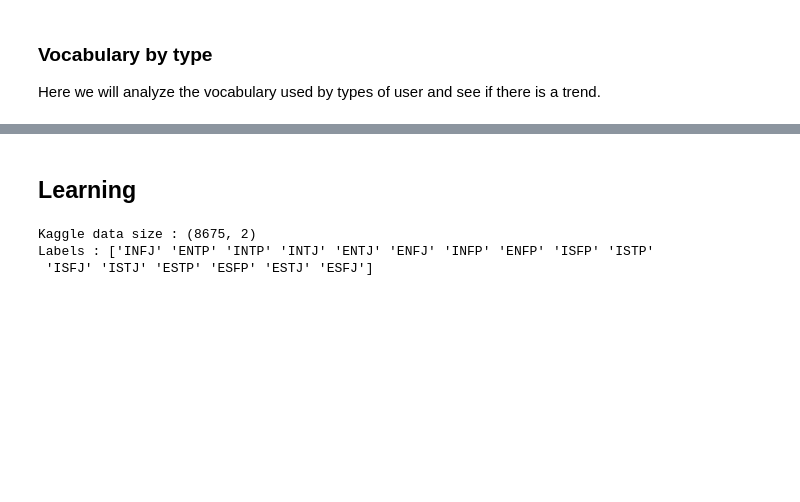
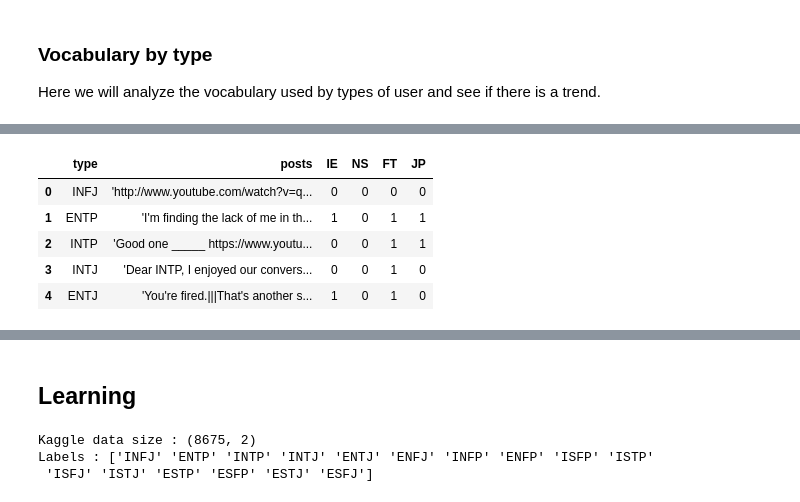
Before and after one commit to literate-waffle/mbti, a Jupyter notebook: mbti.ipynb, the cells around one changed output, grey strips where cells are left out. Cells and saved outputs as stored; diff of their text form; code cells hidden in the pictures; blank space fills up the shorter version.

```diff
--- a/mbti.ipynb
+++ b/mbti.ipynb
@@ -208,0 +221,12 @@ Most common words for type ESFJ are ['like', 'think', 'esfj', 'people', 'know',
+# %%
+from axisCategories import translate_personality
+
+data_types = data.join(data.apply(lambda row: translate_personality(row), axis=1))
+data_types.head()
+# %% [output]
+|  | type | posts | IE | NS | FT | JP |
+| 0 | INFJ | 'http://www.youtube.com/watch?v=q... | 0 | 0 | 0 | 0 |
+| 1 | ENTP | 'I'm finding the lack of me in th... | 1 | 0 | 1 | 1 |
+| 2 | INTP | 'Good one _____ https://www.youtu... | 0 | 0 | 1 | 1 |
+| 3 | INTJ | 'Dear INTP, I enjoyed our convers... | 0 | 0 | 1 | 0 |
+| 4 | ENTJ | 'You're fired.|||That's another s... | 1 | 0 | 1 | 0 |
```
Also changed, not shown: parts of 16 cells of this notebook, 1 other file.
